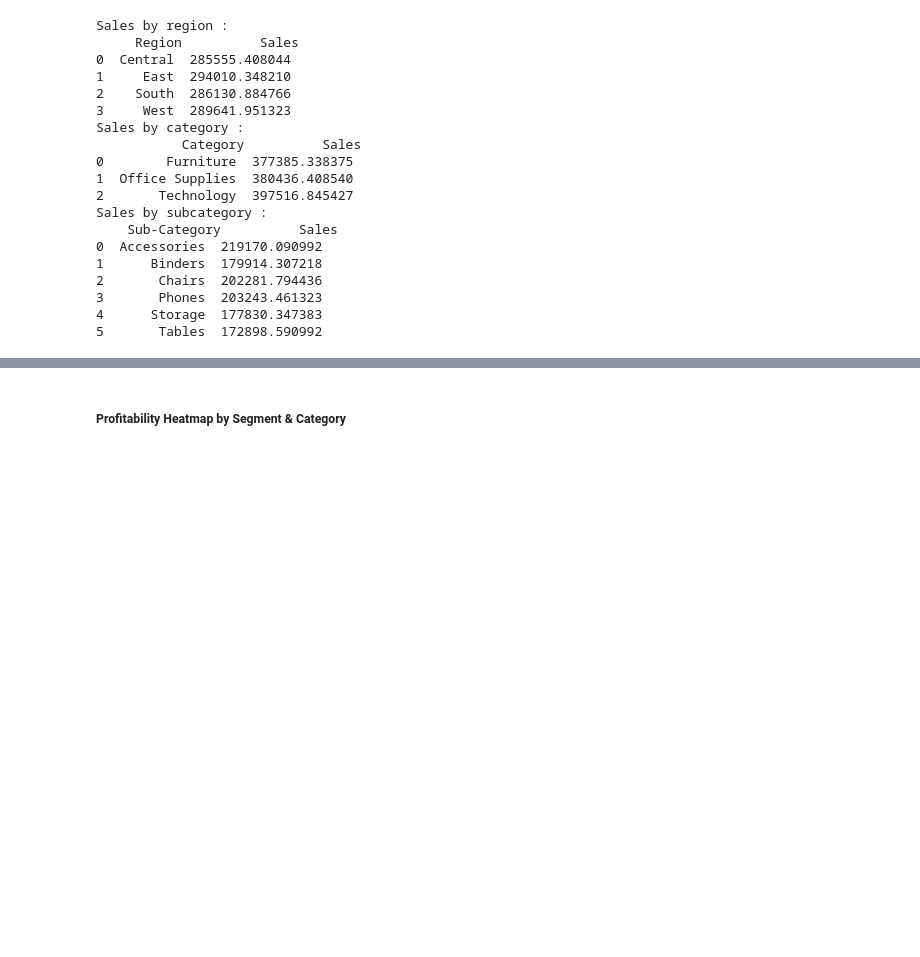
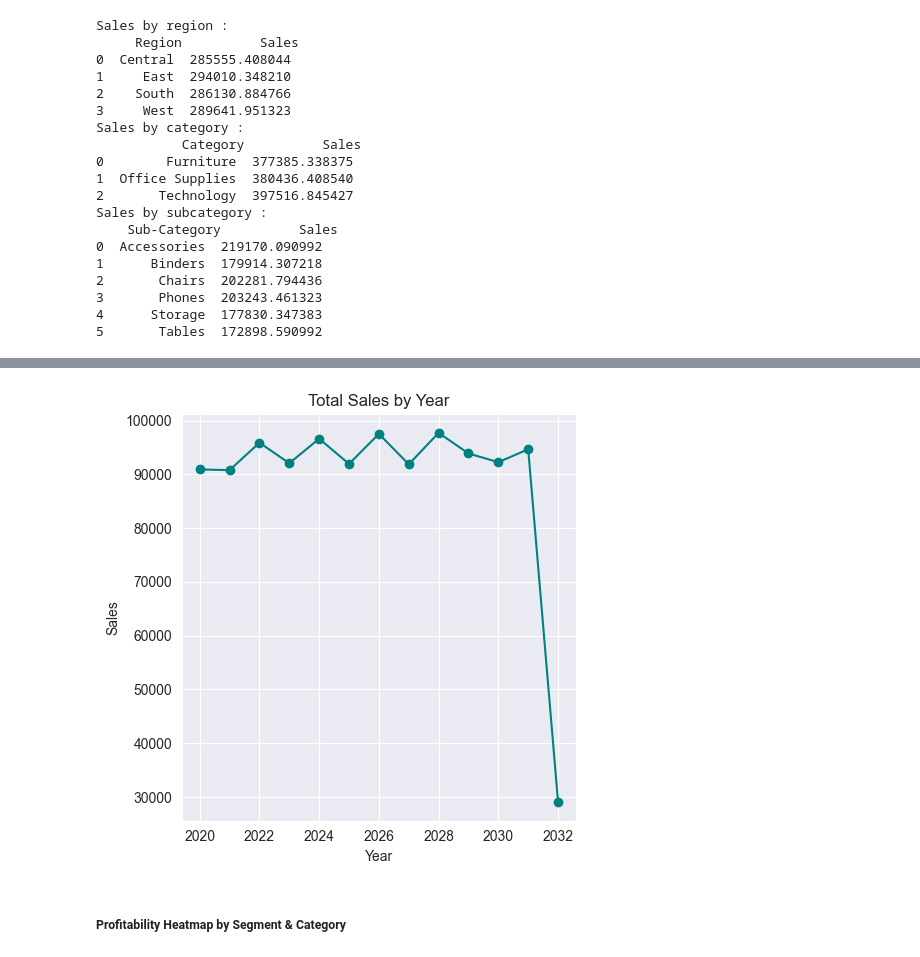
Before and after one commit to 26Vaidehi/INT375_Python, a Jupyter notebook: INT-375_Project.ipynb, the cells around one changed output, grey strips where cells are left out. Drawn from its saved outputs; the diff is of its cells as text; code cells hidden in the pictures; blank space fills up the shorter version.

Commit message:
Added a graph

```diff
--- a/INT-375_Project.ipynb
+++ b/INT-375_Project.ipynb
@@ -362,3 +362,8 @@ Sales by subcategory :
 3       Phones  203243.461323
 4      Storage  177830.347383
 5       Tables  172898.590992
+# %%
+df_time = df.groupby('Order Date')['Sales'].sum().reset_index()
+df_time['Year'] = df_time['Order Date'].dt.year
+sales_by_year = df_time.groupby('Year')['Sales'].sum().reset_index()
+print("Sales by year : \n",sales_by_year)
@@ -365,3 +386,14 @@ Sales by subcategory :
+# %%
+plt.figure(figsize=(5,5))
+plt.plot(sales_by_year['Year'], sales_by_year['Sales'], marker='o', linestyle='-', color='teal')
+plt.title('Total Sales by Year')
+plt.xlabel('Year')
+plt.ylabel('Sales')
+plt.grid(True)
+plt.tight_layout()
+plt.show()
+# %% [output]
+[figure, added]
 # %% [markdown]
 ##### **Profitability Heatmap by Segment & Category**
 # %%
```
Also changed, not shown: parts of 1 cell of this notebook.
